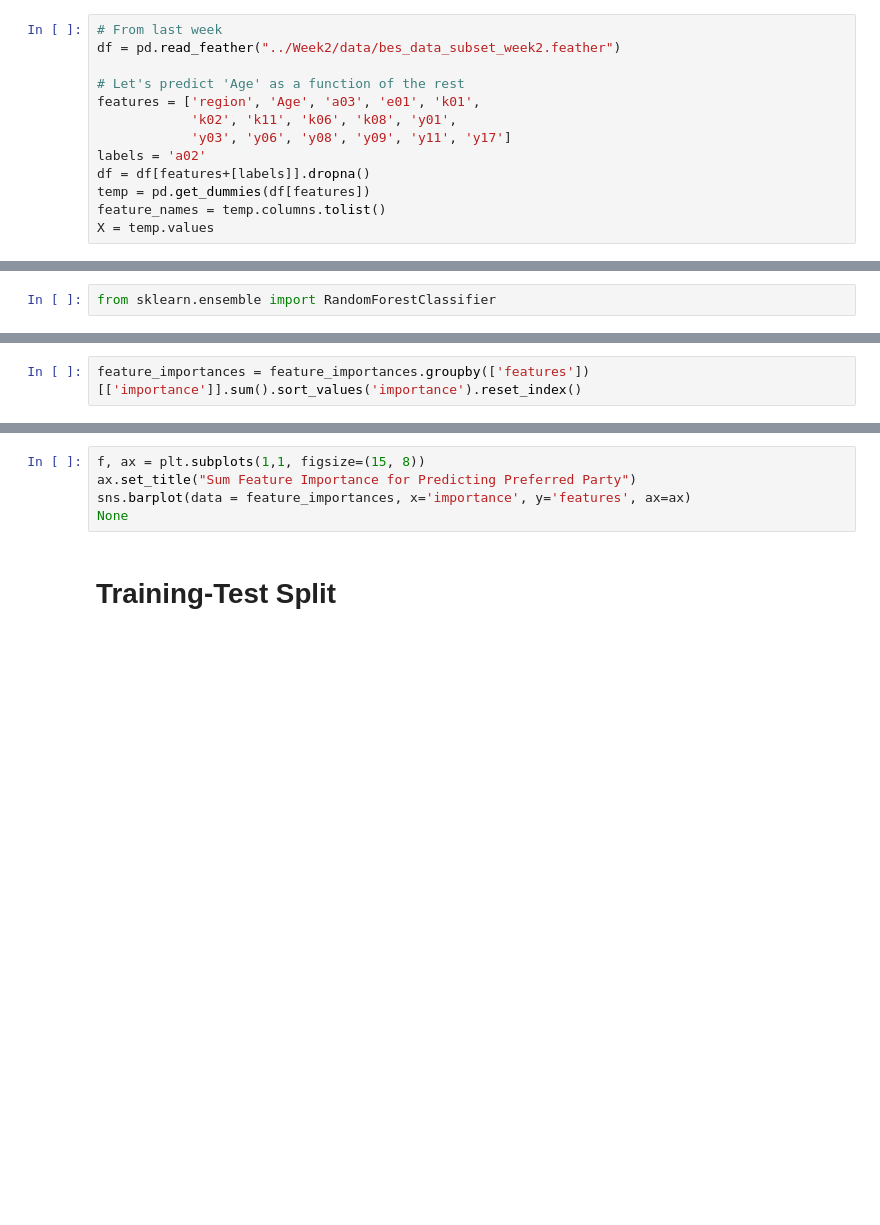
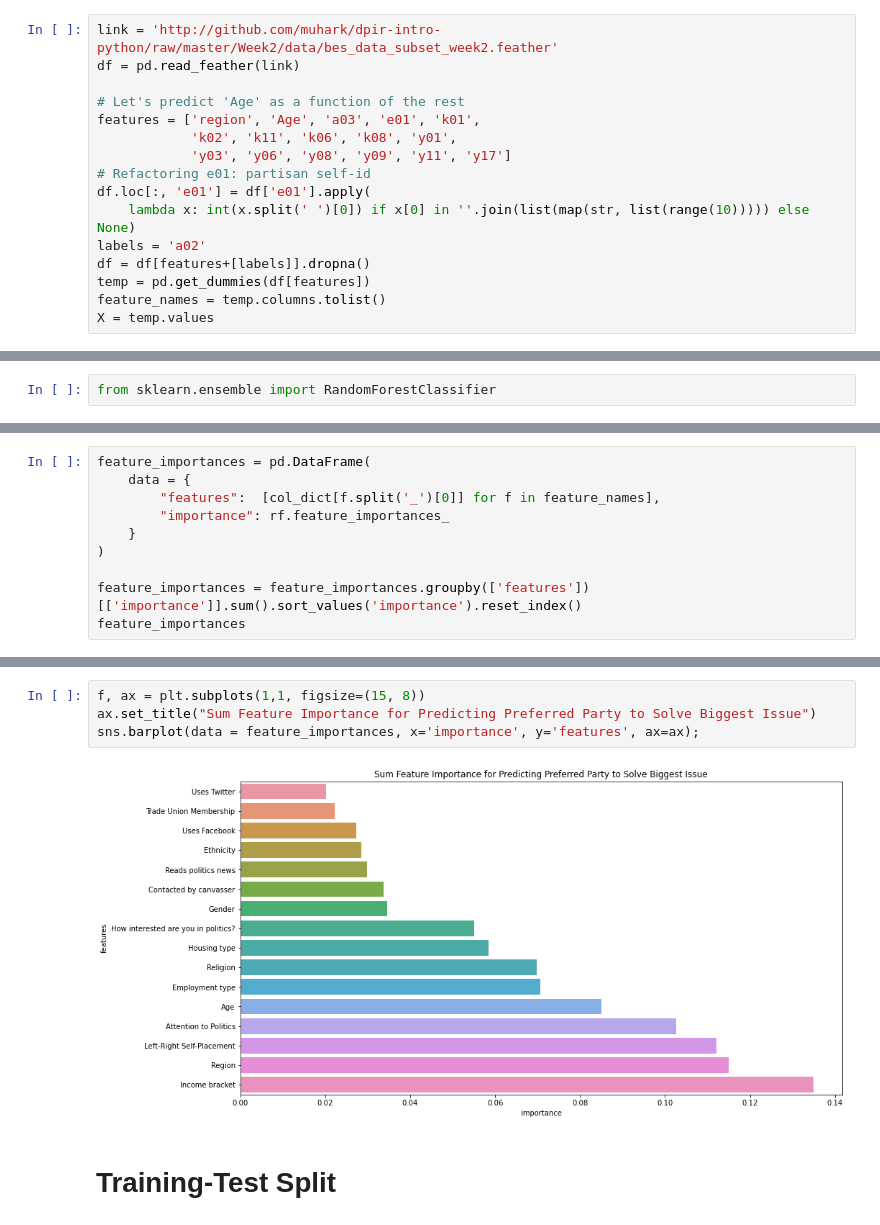
Before and after one commit to muhark/dpir-intro-python, a Jupyter notebook: Week6/examples.ipynb, the cells around one changed output, grey strips where cells are left out. Drawn from its saved outputs; the diff is of its cells as text; blank space fills up the shorter version.

Commit message:
Week 6 materials

```diff
--- a/Week6/examples.ipynb
+++ b/Week6/examples.ipynb
@@ -17,13 +17,16 @@ import matplotlib.pyplot as plt
 # Set random seed
 np.random.seed(634)
 # %%
-# From last week
-df = pd.read_feather("../Week2/data/bes_data_subset_week2.feather")
+link = 'http://github.com/muhark/dpir-intro-python/raw/master/Week2/data/bes_data_subset_week2.feather'
+df = pd.read_feather(link)
 
 # Let's predict 'Age' as a function of the rest
 features = ['region', 'Age', 'a03', 'e01', 'k01',
             'k02', 'k11', 'k06', 'k08', 'y01',
             'y03', 'y06', 'y08', 'y09', 'y11', 'y17']
+# Refactoring e01: partisan self-id
+df.loc[:, 'e01'] = df['e01'].apply(
+    lambda x: int(x.split(' ')[0]) if x[0] in ''.join(list(map(str, list(range(10))))) else None)
 labels = 'a02'
 df = df[features+[labels]].dropna()
 temp = pd.get_dummies(df[features])
@@ -86,2 +119,10 @@ feature_importances["features"] = feature_importances['dummies'].map(reverse_dum
 # %%
+feature_importances = pd.DataFrame(
+    data = {
+        "features":  [col_dict[f.split('_')[0]] for f in feature_names],
+        "importance": rf.feature_importances_
+    }
+)
+
 feature_importances = feature_importances.groupby(['features'])[['importance']].sum().sort_values('importance').reset_index()
+feature_importances
@@ -88,8 +147,9 @@ feature_importances = feature_importances.groupby(['features'])[['importance']].
 # %%
 f, ax = plt.subplots(1,1, figsize=(15, 8))
-ax.set_title("Sum Feature Importance for Predicting Preferred Party")
-sns.barplot(data = feature_importances, x='importance', y='features', ax=ax)
-None
+ax.set_title("Sum Feature Importance for Predicting Preferred Party to Solve Biggest Issue")
+sns.barplot(data = feature_importances, x='importance', y='features', ax=ax);
+# %% [output]
+[figure, added]
 # %% [markdown]
 # Training-Test Split
 # %%
```
Also changed, not shown: parts of 20 cells of this notebook, 6 other files.
